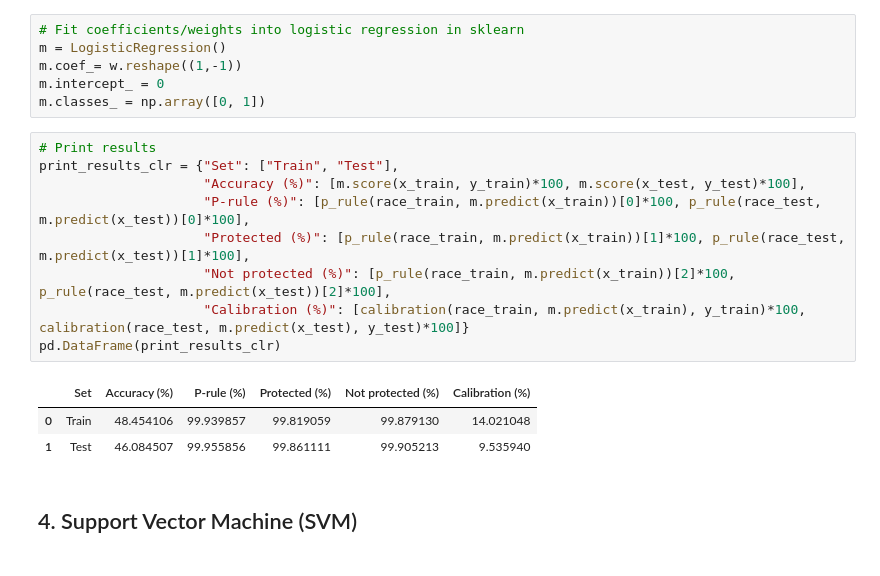
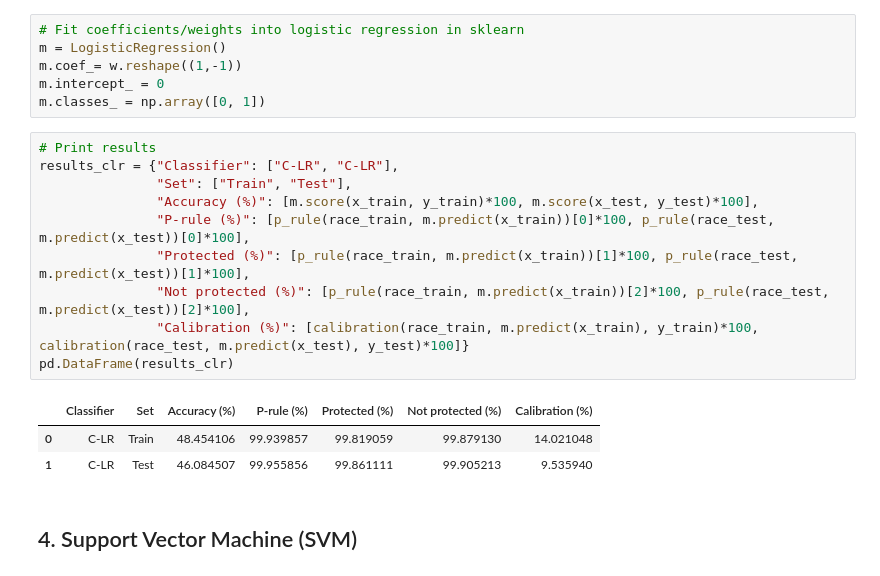
Before and after one commit to namiraprita/machine-learning-fairness, a Jupyter notebook: doc/main.ipynb, the cells around one changed output. Drawn from its saved outputs; the diff is of its cells as text.

```diff
--- a/doc/main.ipynb
+++ b/doc/main.ipynb
@@ -166,17 +167,18 @@ m.intercept_ = 0
 m.classes_ = np.array([0, 1])
 # %%
 # Print results
-print_results_clr = {"Set": ["Train", "Test"],
-                     "Accuracy (%)": [m.score(x_train, y_train)*100, m.score(x_test, y_test)*100],
-                     "P-rule (%)": [p_rule(race_train, m.predict(x_train))[0]*100, p_rule(race_test, m.predict(x_test))[0]*100],
-                     "Protected (%)": [p_rule(race_train, m.predict(x_train))[1]*100, p_rule(race_test, m.predict(x_test))[1]*100],
-                     "Not protected (%)": [p_rule(race_train, m.predict(x_train))[2]*100, p_rule(race_test, m.predict(x_test))[2]*100],
-                     "Calibration (%)": [calibration(race_train, m.predict(x_train), y_train)*100, calibration(race_test, m.predict(x_test), y_test)*100]}
-pd.DataFrame(print_results_clr)
+results_clr = {"Classifier": ["C-LR", "C-LR"],
+               "Set": ["Train", "Test"],
+               "Accuracy (%)": [m.score(x_train, y_train)*100, m.score(x_test, y_test)*100],
+               "P-rule (%)": [p_rule(race_train, m.predict(x_train))[0]*100, p_rule(race_test, m.predict(x_test))[0]*100],
+               "Protected (%)": [p_rule(race_train, m.predict(x_train))[1]*100, p_rule(race_test, m.predict(x_test))[1]*100],
+               "Not protected (%)": [p_rule(race_train, m.predict(x_train))[2]*100, p_rule(race_test, m.predict(x_test))[2]*100],
+               "Calibration (%)": [calibration(race_train, m.predict(x_train), y_train)*100, calibration(race_test, m.predict(x_test), y_test)*100]}
+pd.DataFrame(results_clr)
 # %% [output]
-|  | Set | Accuracy (%) | P-rule (%) | Protected (%) | Not protected (%) | Calibration (%) |
-| 0 | Train | 48.454106 | 99.939857 | 99.819059 | 99.879130 | 14.021048 |
-| 1 | Test | 46.084507 | 99.955856 | 99.861111 | 99.905213 | 9.535940 |
+|  | Classifier | Set | Accuracy (%) | P-rule (%) | Protected (%) | Not protected (%) | Calibration (%) |
+| 0 | C-LR | Train | 48.454106 | 99.939857 | 99.819059 | 99.879130 | 14.021048 |
+| 1 | C-LR | Test | 46.084507 | 99.955856 | 99.861111 | 99.905213 | 9.535940 |
 # %% [markdown]
 ## 4. Support Vector Machine (SVM)
 # %% [markdown]
```
Also changed, not shown: parts of 12 cells of this notebook.
